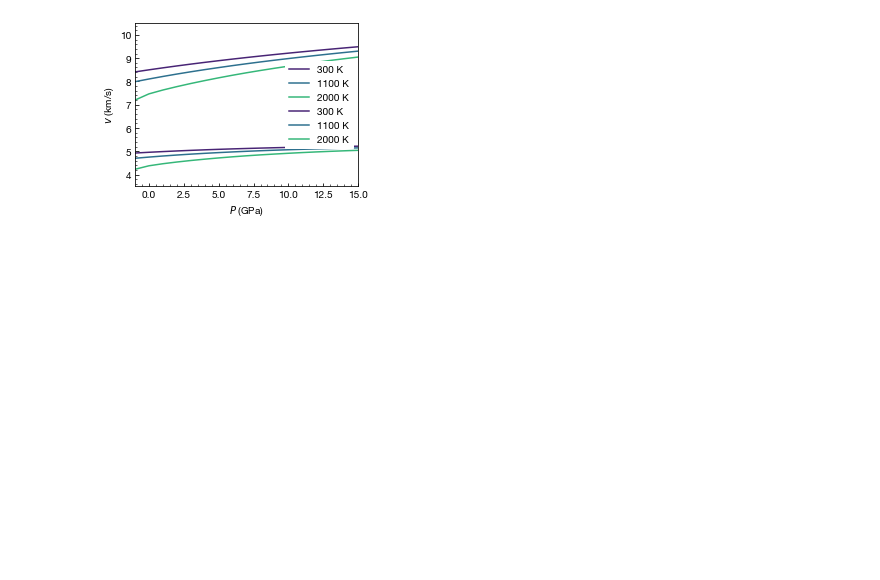
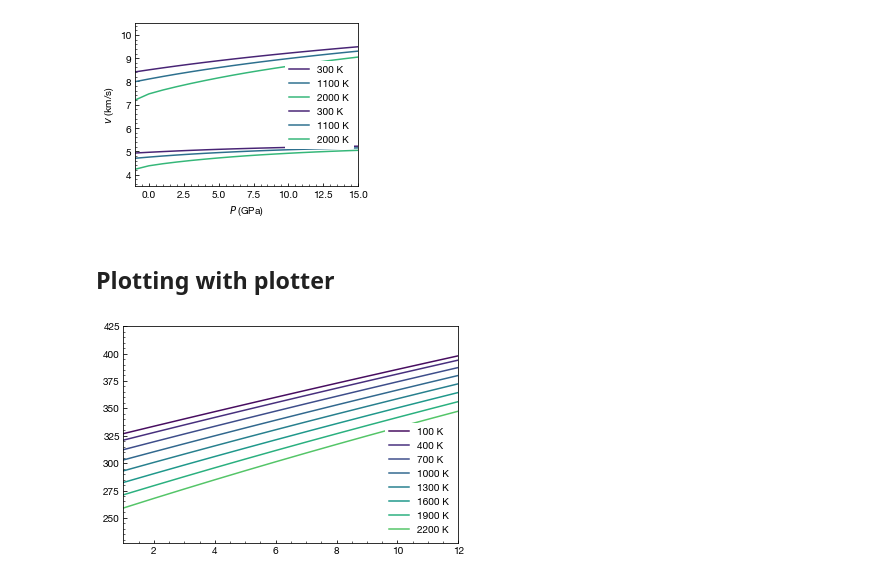
Before and after one commit to MineralsCloud/cij, a Jupyter notebook: docs/tutorial/plotting.ipynb, the cells around one changed output. Drawn from its saved outputs; the diff is of its cells as text; code cells hidden in the pictures; blank space fills up the shorter version.

```diff
--- a/docs/tutorial/plotting.ipynb
+++ b/docs/tutorial/plotting.ipynb
@@ -114,3 +114,26 @@ plt.xlim(-1, 15)
 plt.show()
 # %% [output]
 [figure]
+# %% [markdown]
+## Plotting with plotter
+# %%
+from cij.plot import Plotter
+
+plotter = Plotter(calculator)
+
+plt.figure()
+
+
+
+for t in range(100, 2500, 300):
+
+    plotter.plot_cij_p(plt.gca(), 11, t, c=cmap(t), label=f"{t} K")
+
+plt.xlim(1, 12)
+# plt.ylim(200, 800)
+
+plt.legend()
+
+plt.show()
+# %% [output]
+[figure, added]
```
Also changed, not shown: parts of 3 cells of this notebook, 15 other files.
